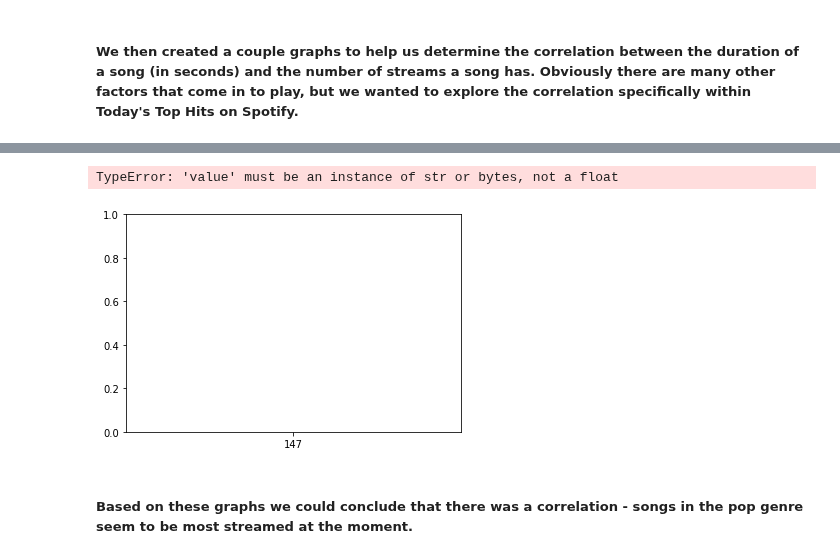
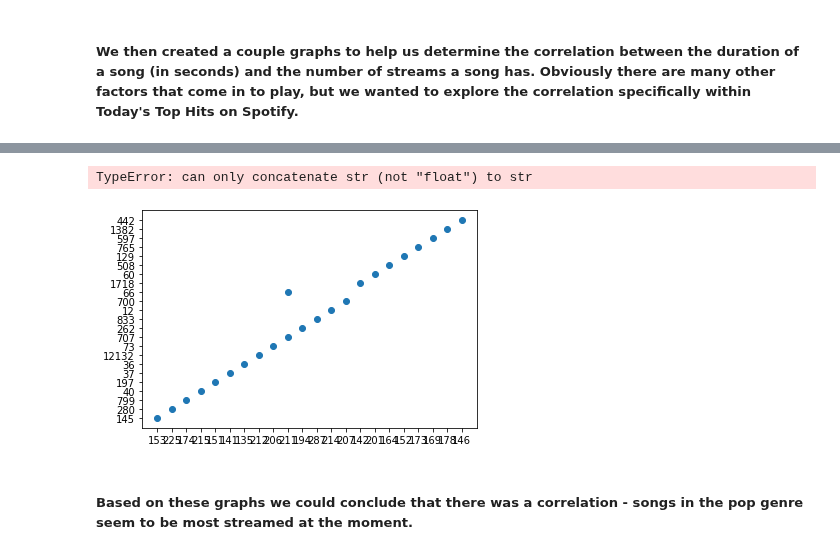
Before and after one commit to mananbhatt5/Tamid-TechEdu-S22, a Jupyter notebook: Final/DN-NR.ipynb, the cells around one changed output, grey strips where cells are left out. Saved outputs shown, nothing was run; the diff lists cells and outputs as text; code cells hidden in the pictures.

Commit message:
fixing slight graph issues

```diff
--- a/Final/DN-NR.ipynb
+++ b/Final/DN-NR.ipynb
@@ -81,0 +82,3 @@ df2
+# %%
+dfE = df.loc[df['Explicit'].str.contains('True')]
+dfE
@@ -107,14 +122,12 @@ df[['Streams']].astype(float)
 # %%
-duration = 'Duration'
-streams = 'Streams'
+plt.plot(duration, streams, data = dfE, linestyle = 'none', marker = 'o')
 
-plt.plot(duration, streams, data = df, linestyle = 'none', marker = 'o')
+m, b = np.polyfit(dfE[duration], dfE[streams], 1)
 
-m, b = np.polyfit(df[duration], df[streams], 1)
-plt.plot(df[duration], m * df[duration] + b)
+plt.plot(dfE[duration], m * dfE[duration] + b)
 # %% [output]
-TypeError: 'value' must be an instance of str or bytes, not a float
+TypeError: can only concatenate str (not "float") to str
-[figure, old version]
+[figure, new version]
 # %%
 # donut pie graph
 plt.pie(df_sorted_genres)
```
Also changed, not shown: parts of 9 cells of this notebook, 2 other files.
